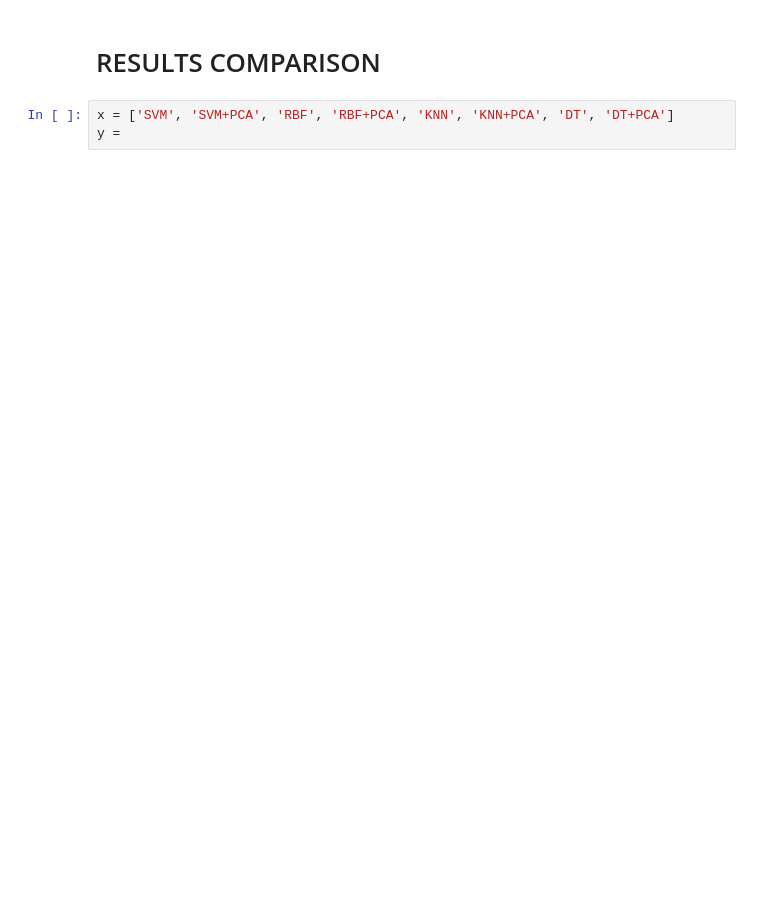
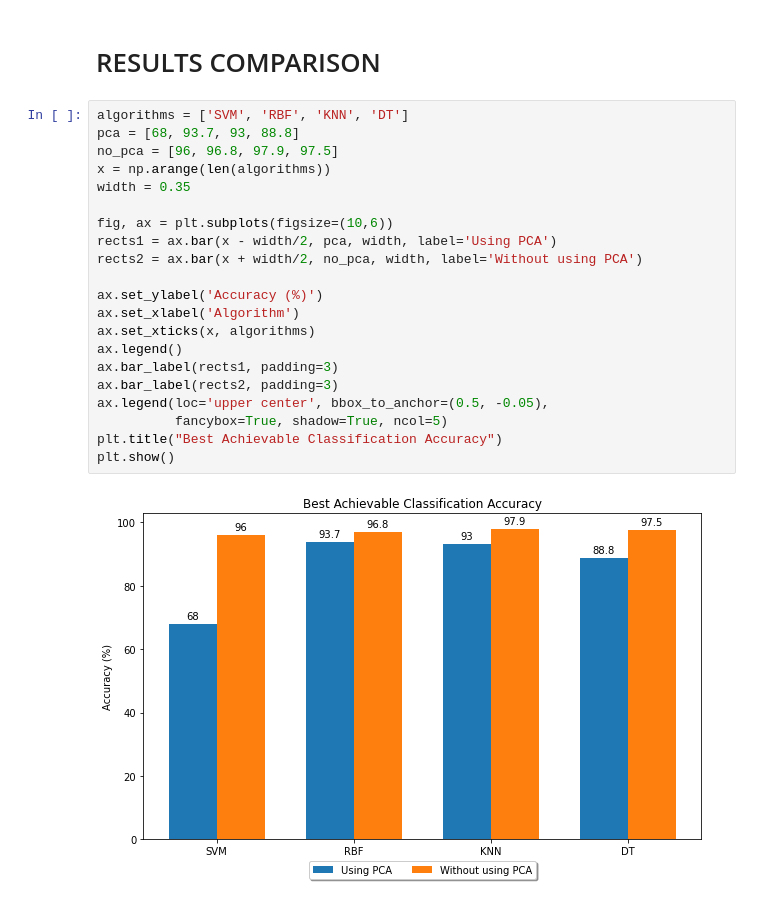
Before and after one commit to youssefg7/Fruit-Classifier, a Jupyter notebook: Project grayscale.ipynb, the cells around one changed output. Cells and saved outputs as stored; diff of their text form; blank space fills up the shorter version.

```diff
--- a/Project grayscale.ipynb
+++ b/Project grayscale.ipynb
@@ -557,5 +602,25 @@ accuracy: 93.6842105263158% with a tree of 7 depth levels.
 # %% [markdown]
 # RESULTS COMPARISON
-# %%
-x = ['SVM', 'SVM+PCA', 'RBF', 'RBF+PCA', 'KNN', 'KNN+PCA', 'DT', 'DT+PCA']
-y =
+# %%
+algorithms = ['SVM', 'RBF', 'KNN', 'DT']
+pca = [68, 93.7, 93, 88.8]
+no_pca = [96, 96.8, 97.9, 97.5]
+x = np.arange(len(algorithms))
+width = 0.35
+
+fig, ax = plt.subplots(figsize=(10,6))
+rects1 = ax.bar(x - width/2, pca, width, label='Using PCA')
+rects2 = ax.bar(x + width/2, no_pca, width, label='Without using PCA')
+
+ax.set_ylabel('Accuracy (%)')
+ax.set_xlabel('Algorithm')
+ax.set_xticks(x, algorithms)
+ax.legend()
+ax.bar_label(rects1, padding=3)
+ax.bar_label(rects2, padding=3)
+ax.legend(loc='upper center', bbox_to_anchor=(0.5, -0.05),
+          fancybox=True, shadow=True, ncol=5)
+plt.title("Best Achievable Classification Accuracy")
+plt.show()
+# %% [output]
+[figure, added]
```
Also changed, not shown: parts of 30 cells of this notebook, 4 other files.
